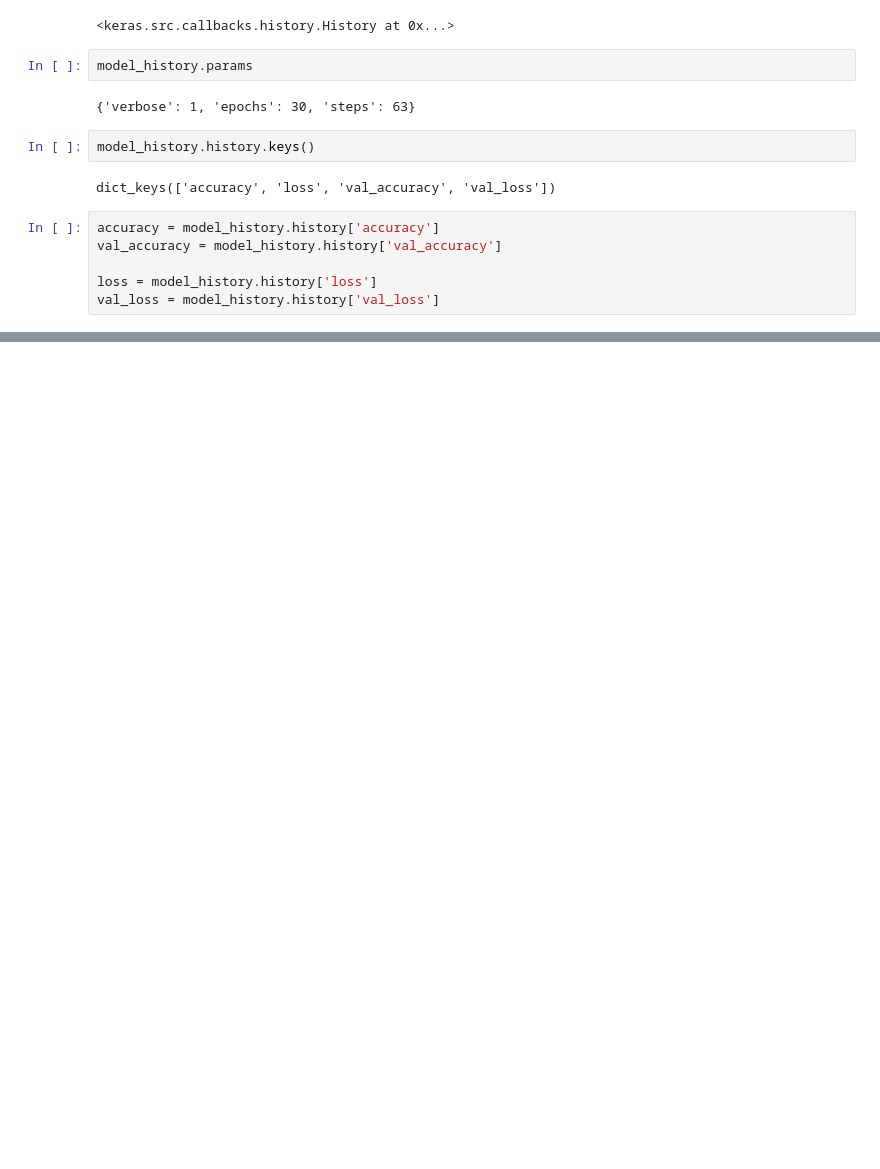
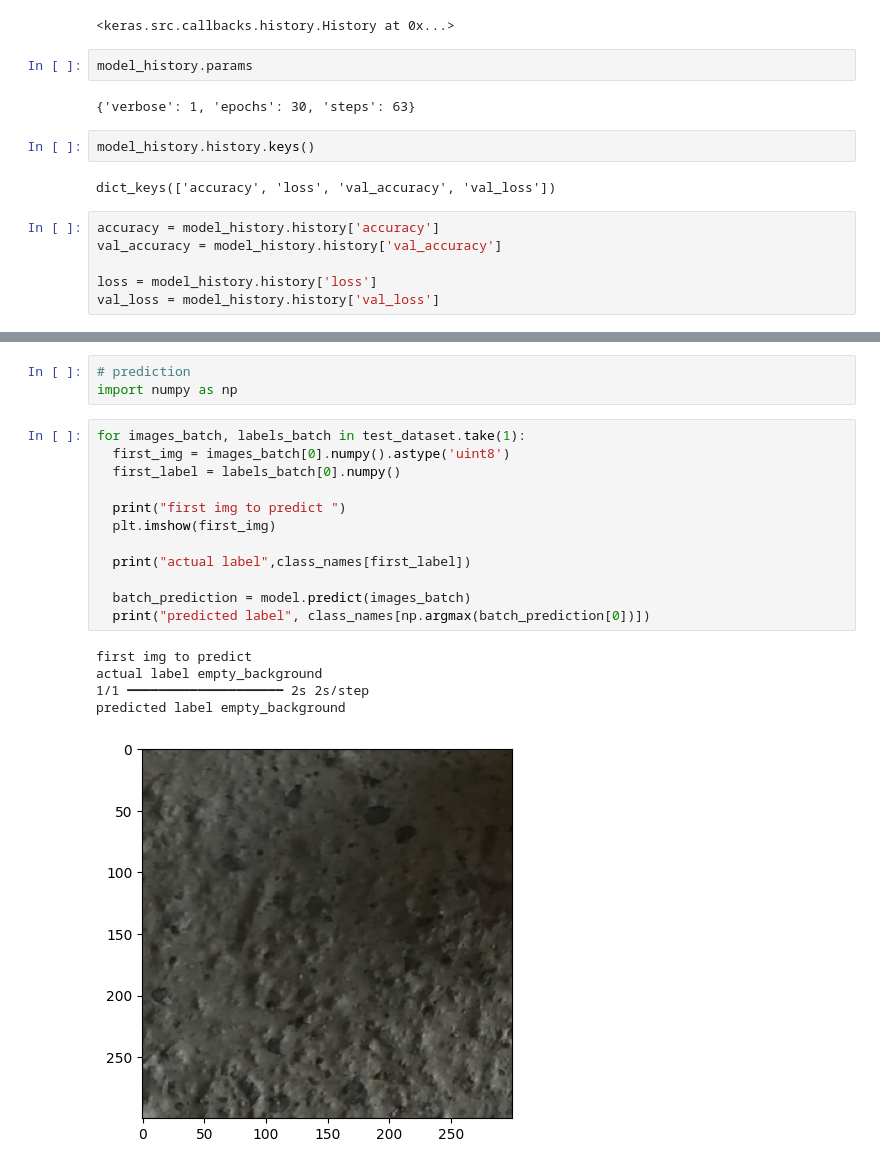
Before and after one commit to dev-tr26/lemon_classification-using-CNN, a Jupyter notebook: lemon_quality_detection.ipynb, the cells around one changed output, grey strips where cells are left out. Saved outputs shown, nothing was run; the diff lists cells and outputs as text; blank space fills up the shorter version.

```diff
--- a/lemon_quality_detection.ipynb
+++ b/lemon_quality_detection.ipynb
@@ -292,0 +309,21 @@ val_loss = model_history.history['val_loss']
+# %%
+# prediction
+import numpy as np
+# %%
+for images_batch, labels_batch in test_dataset.take(1):
+  first_img = images_batch[0].numpy().astype('uint8')
+  first_label = labels_batch[0].numpy()
+
+  print("first img to predict ")
+  plt.imshow(first_img)
+
+  print("actual label",class_names[first_label])
+
+  batch_prediction = model.predict(images_batch)
+  print("predicted label", class_names[np.argmax(batch_prediction[0])])
+# %% [output]
+first img to predict
+actual label empty_background
+1/1 ━━━━━━━━━━━━━━━━━━━━ 2s 2s/step
+predicted label empty_background
+[figure, added]
```
Also changed, not shown: parts of 6 cells of this notebook.
